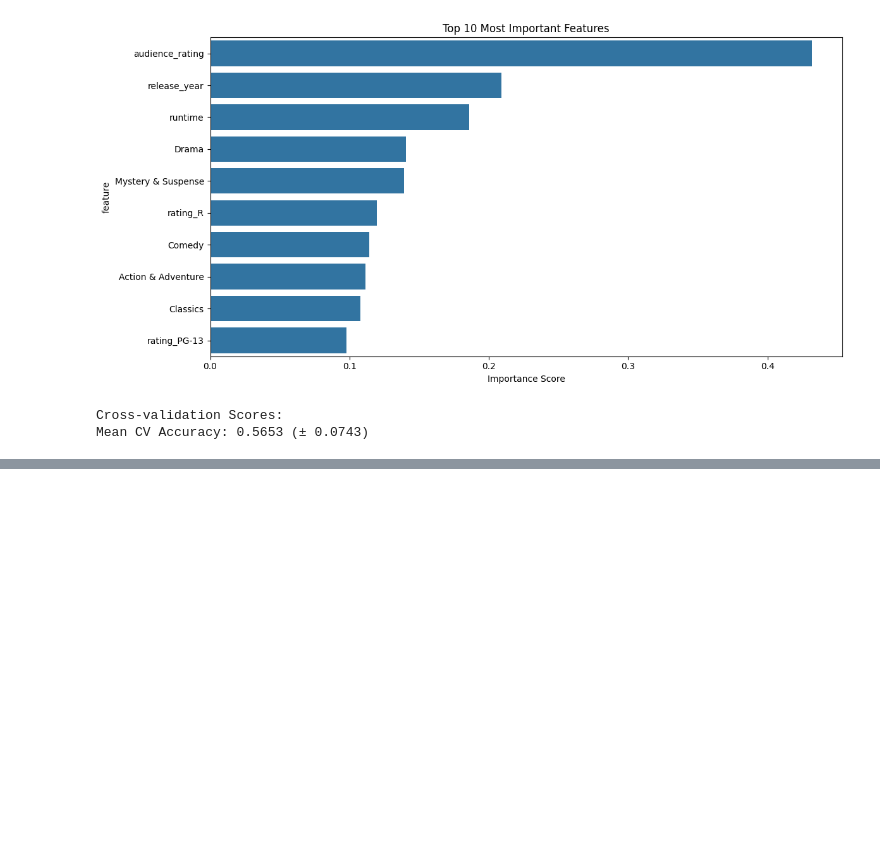
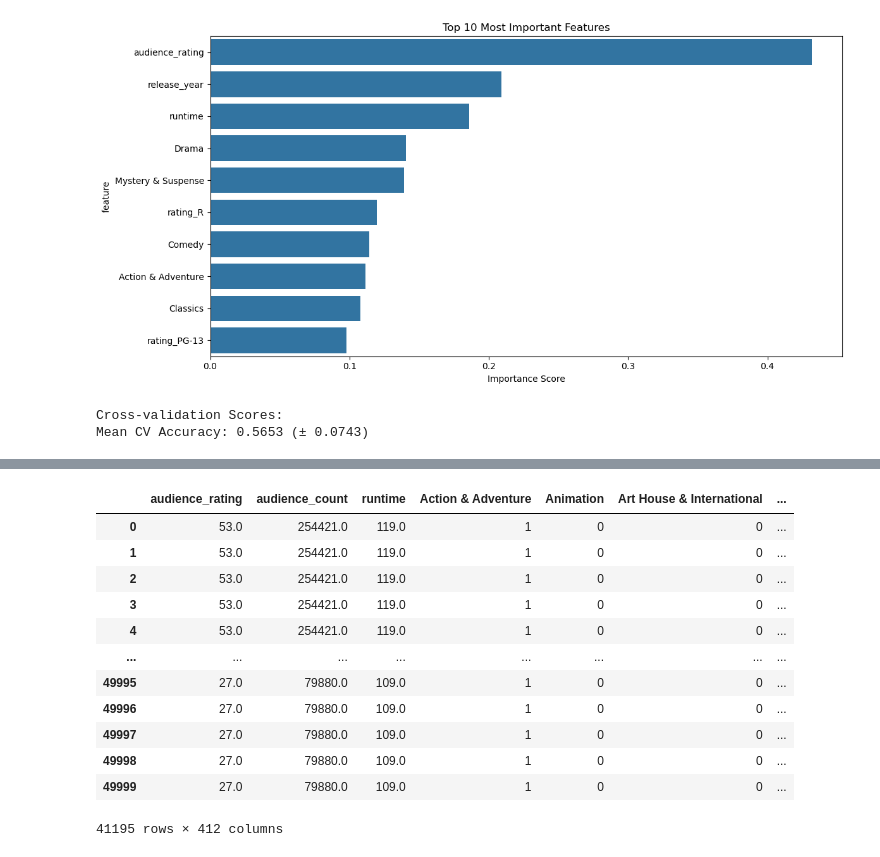
Before and after one commit to anonymous-himalayas/RATTAAAAAA, a Jupyter notebook: main.ipynb, the cells around one changed output, grey strips where cells are left out. Saved outputs shown, nothing was run; the diff lists cells and outputs as text; code cells hidden in the pictures; blank space fills up the shorter version.

```diff
--- a/main.ipynb
+++ b/main.ipynb
@@ -452,0 +473,6 @@ Created in <span style='font-weight:600;margin-left:4px;'>Deepnote</span></a>
+# %%
+from sentence_transformers import SentenceTransformer
+
+model = SentenceTransformer('sentence-transformers/all-MiniLM-L6-v2')
+embeddings = model.encode(list(rows_with_reviews["review_content"]))
+embeddings
@@ -452,0 +531,18 @@ Created in <span style='font-weight:600;margin-left:4px;'>Deepnote</span></a>
+# %%
+embedding_df = pd.DataFrame(embeddings, columns=[f'emb_{i}' for i in range(embeddings.shape[1])], index=rows_with_reviews.index)
+X = pd.concat([X, embedding_df], axis=1)
+X
+# %% [output]
+|  | audience_rating | audience_count | runtime | Action & Adventure | Animation | Art House & International | ... |
+| 0 | 53.0 | 254421.0 | 119.0 | 1 | 0 | 0 | ... |
+| 1 | 53.0 | 254421.0 | 119.0 | 1 | 0 | 0 | ... |
+| 2 | 53.0 | 254421.0 | 119.0 | 1 | 0 | 0 | ... |
+| 3 | 53.0 | 254421.0 | 119.0 | 1 | 0 | 0 | ... |
+| 4 | 53.0 | 254421.0 | 119.0 | 1 | 0 | 0 | ... |
+| ... | ... | ... | ... | ... | ... | ... | ... |
+| 49995 | 27.0 | 79880.0 | 109.0 | 1 | 0 | 0 | ... |
+| 49996 | 27.0 | 79880.0 | 109.0 | 1 | 0 | 0 | ... |
+| 49997 | 27.0 | 79880.0 | 109.0 | 1 | 0 | 0 | ... |
+| 49998 | 27.0 | 79880.0 | 109.0 | 1 | 0 | 0 | ... |
+| 49999 | 27.0 | 79880.0 | 109.0 | 1 | 0 | 0 | ... |
+41195 rows × 412 columns
```
Also changed, not shown: parts of 12 cells of this notebook.
